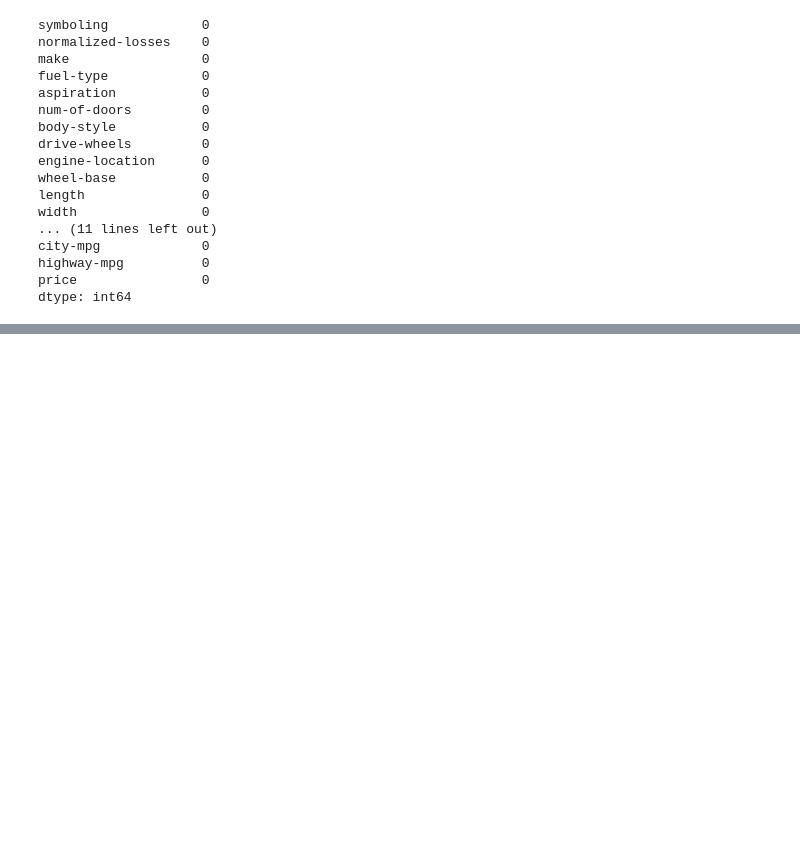
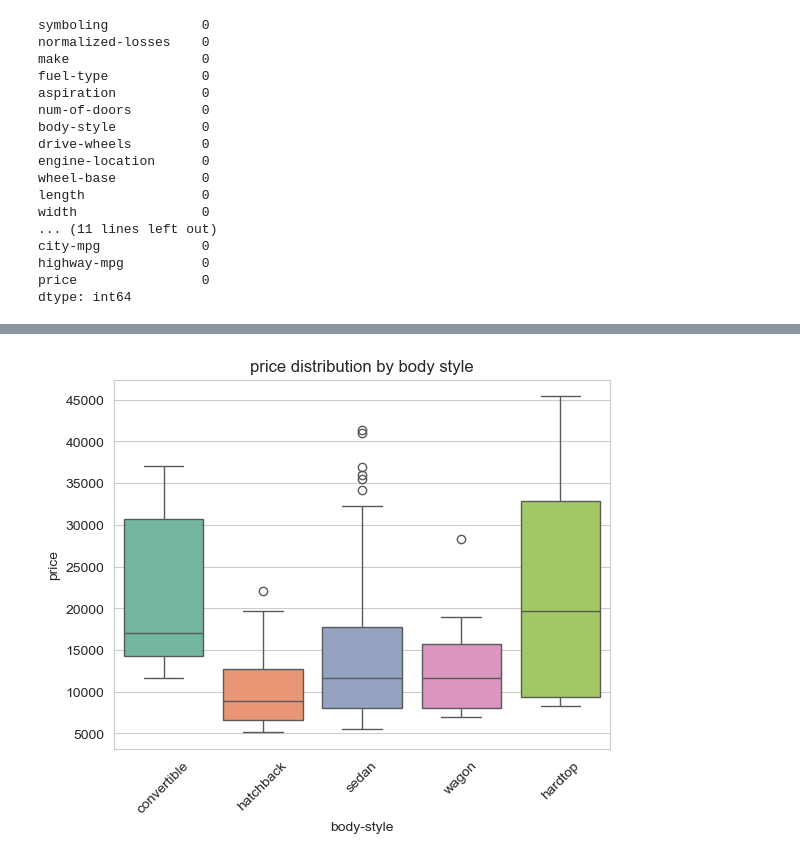
Before and after one commit to vipinyadav23542-ai/automobile_casestudy-vip26, a Jupyter notebook: Automobile.ipynb, the cells around one changed output, grey strips where cells are left out. Cells and saved outputs as stored; diff of their text form; code cells hidden in the pictures; blank space fills up the shorter version.

```diff
--- a/Automobile.ipynb
+++ b/Automobile.ipynb
@@ -199,0 +234,7 @@ plt.show()
+# %%
+sns.boxplot(data=df,x="body-style",y="price",palette="Set2",hue="body-style")
+plt.title("price distribution by body style")
+plt.xticks(rotation=45)
+plt.show()
+# %% [output]
+[figure, added]
```
Also changed, not shown: parts of 11 cells of this notebook.
